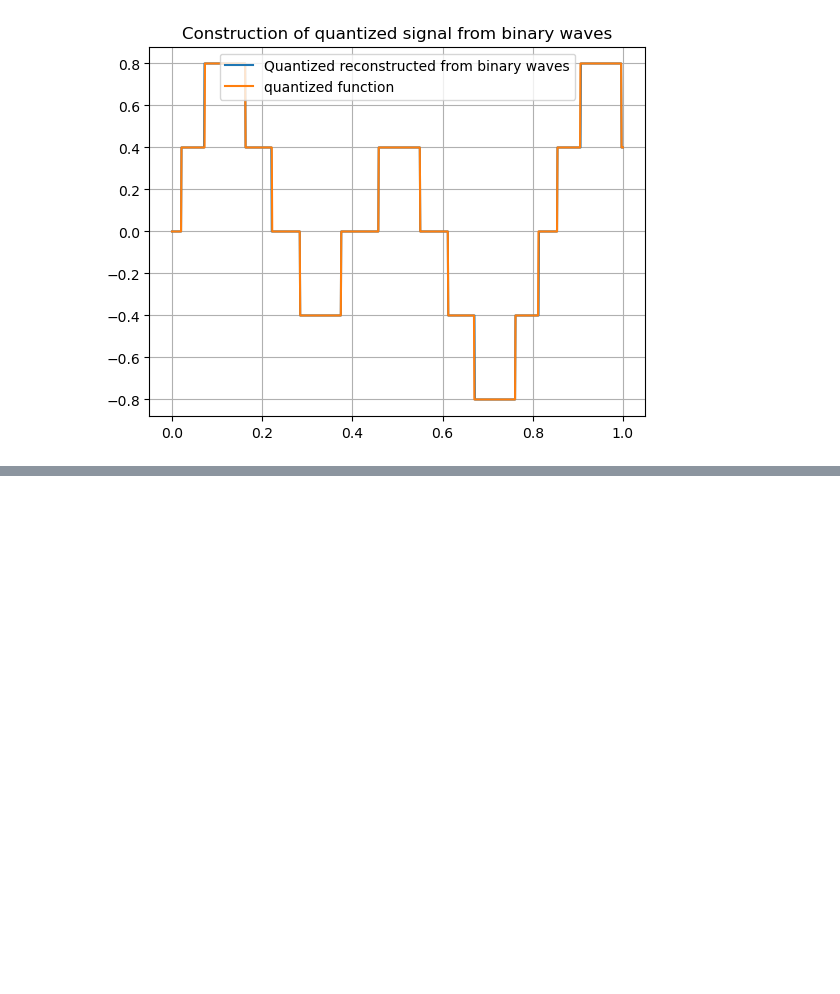
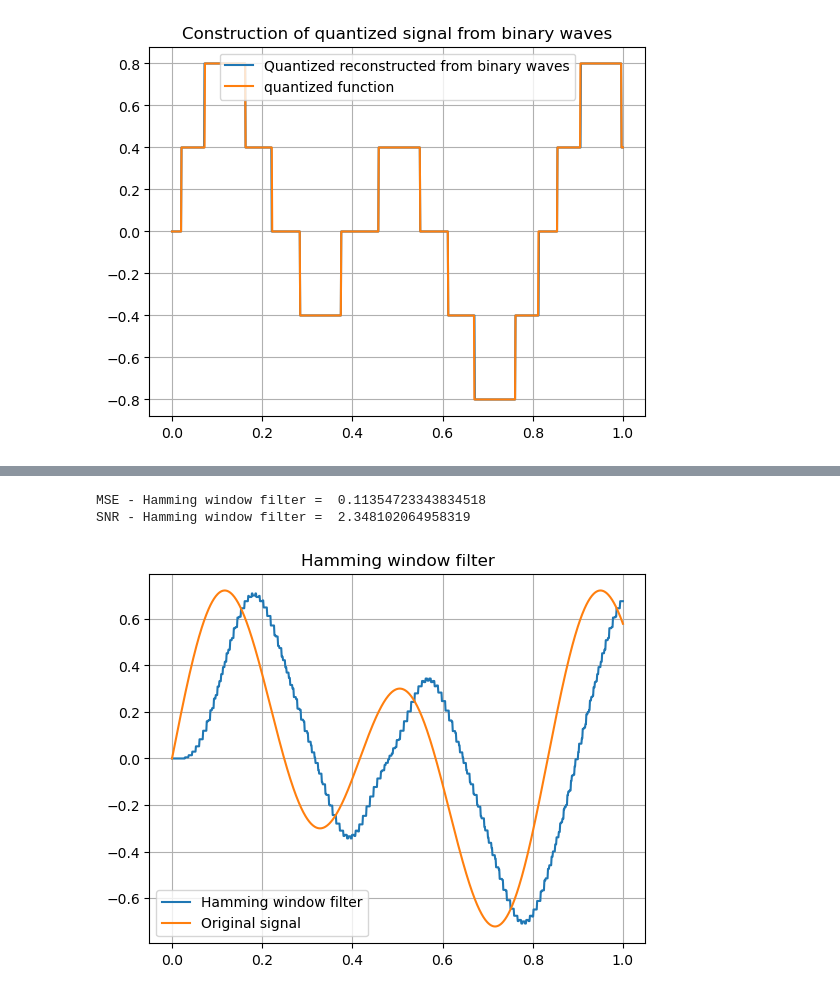
Before and after one commit to lindafabs/Semester-Project, a Jupyter notebook: Final_notebook.ipynb, the cells around one changed output, grey strips where cells are left out. Saved outputs shown, nothing was run; the diff lists cells and outputs as text; code cells hidden in the pictures; blank space fills up the shorter version.

```diff
--- a/Final_notebook.ipynb
+++ b/Final_notebook.ipynb
@@ -599,0 +634,15 @@ plt.legend()
+# %%
+f = FIR_class(taps = 17 , delay = 8)
+y_ham_class = f.hamming(x,q_test, corr = 0.18)
+#----------------------------------------------------------
+plt.plot(x, y_ham_class, label = 'Hamming window filter')
+plt.plot(x, test(x),  label='Original signal')
+plt.title("Hamming window filter")
+plt.legend()
+plt.grid()
+
+perform(y_ham_class, test(x), 'Hamming window')
+# %% [output]
+MSE - Hamming window filter =  0.11354723343834518
+SNR - Hamming window filter =  2.348102064958319
+[figure, added]
```
Also changed, not shown: parts of 25 cells of this notebook, 2 other files.
